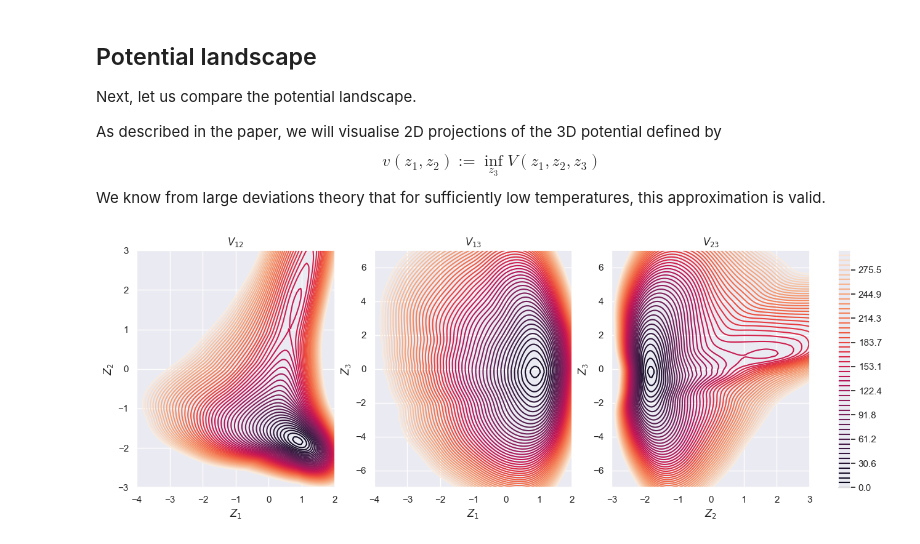
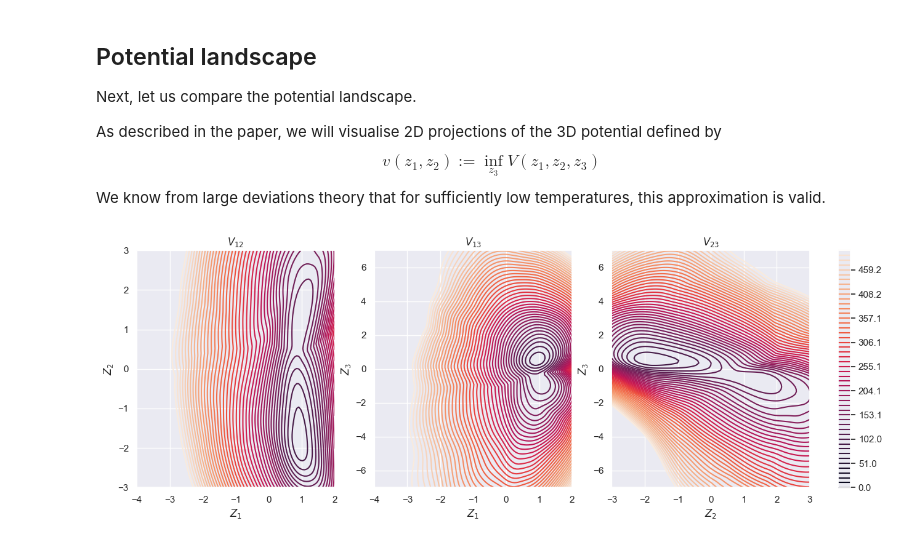
Before and after one commit to beatricesoh/onsagernet-jax, a Jupyter notebook: examples/polymer_dynamics_temperature/polymer_dynamics_temperature_analysis.ipynb, the cells around one changed output. Cells and saved outputs as stored; diff of their text form; code cells hidden in the pictures.

```diff
--- a/examples/polymer_dynamics_temperature/polymer_dynamics_temperature_analysis.ipynb
+++ b/examples/polymer_dynamics_temperature/polymer_dynamics_temperature_analysis.ipynb
@@ -27,10 +27,10 @@ from omegaconf import OmegaConf
 from polymer_dynamics_temperature import build_model
 from datasets import load_dataset
 # %%
-path = "outputs/2025_03_25-12_21_53"
+path = "outputs/2025_03_26-19_51_48"
 config = OmegaConf.load(os.path.join(path, ".hydra/config.yaml"))
-dataset = load_dataset(config.data.repo, split="Wi10_T1")
-dataset = dataset.with_format("jax")
+# dataset = load_dataset(config.data.repo, split="Wi10_T1")
+# dataset = dataset.with_format("jax")
 model_template = build_model(config)
 trained_model = eqx.tree_deserialise_leaves(os.path.join(path, "model.eqx"), model_template)
 # %% [markdown]
@@ -173,7 +173,7 @@ num_grid = 100
 num_levels = 50
 off_set = 1.0
 level_start = 0.0
-level_end = 300.0
+level_end = 500.0
 
 custom_levels = jnp.linspace(level_start, level_end, num_levels)
 
@@ -181,31 +181,31 @@ custom_levels = jnp.linspace(level_start, level_end, num_levels)
 z1_range = jnp.linspace(z1_min - off_set, z1_max + off_set, num_grid)
 z2_range = jnp.linspace(z2_min - off_set, z2_max + off_set, num_grid)
 z3_range = jnp.linspace(z3_min - off_set, z3_max + off_set, num_grid)
 
 # V12
 Z1, Z2 = jnp.meshgrid(z1_range, z2_range)
 V12_grid = V_12(Z1.ravel(), Z2.ravel()).reshape(Z1.shape)
 contour1 = ax[0].contour(Z1, Z2, V12_grid, levels=custom_levels)
 ax[0].set_title(r'$V_{12}$')
 ax[0].set_xlabel(r'$Z_1$')
 ax[0].set_ylabel(r'$Z_2$')
 
 # V13
 Z1, Z3 = jnp.meshgrid(z1_range, z3_range)
 V13_grid = V_13(Z1.ravel(), Z3.ravel()).reshape(Z1.shape)
 contour2 = ax[1].contour(Z1, Z3, V13_grid, levels=custom_levels)
 ax[1].set_title(r'$V_{13}$')
 ax[1].set_xlabel(r'$Z_1$')
 ax[1].set_ylabel(r'$Z_3$')
 
 # V23
 Z2, Z3 = jnp.meshgrid(z2_range, z3_range)
 V23_grid = V_23(Z2.ravel(), Z3.ravel()).reshape(Z1.shape)
 contour3 = ax[2].contour(Z2, Z3, V23_grid, levels=custom_levels)
 ax[2].set_title(r'$V_{23}$')
 ax[2].set_xlabel(r'$Z_2$')
 ax[2].set_ylabel(r'$Z_3$')
 
 cbar = fig.colorbar(contour3, ax=ax, orientation='vertical', fraction=0.02, pad=0.04)
 # %% [output]
-[figure, old version]
+[figure, new version]
```
Also changed, not shown: parts of 3 cells of this notebook, 3 other files.
